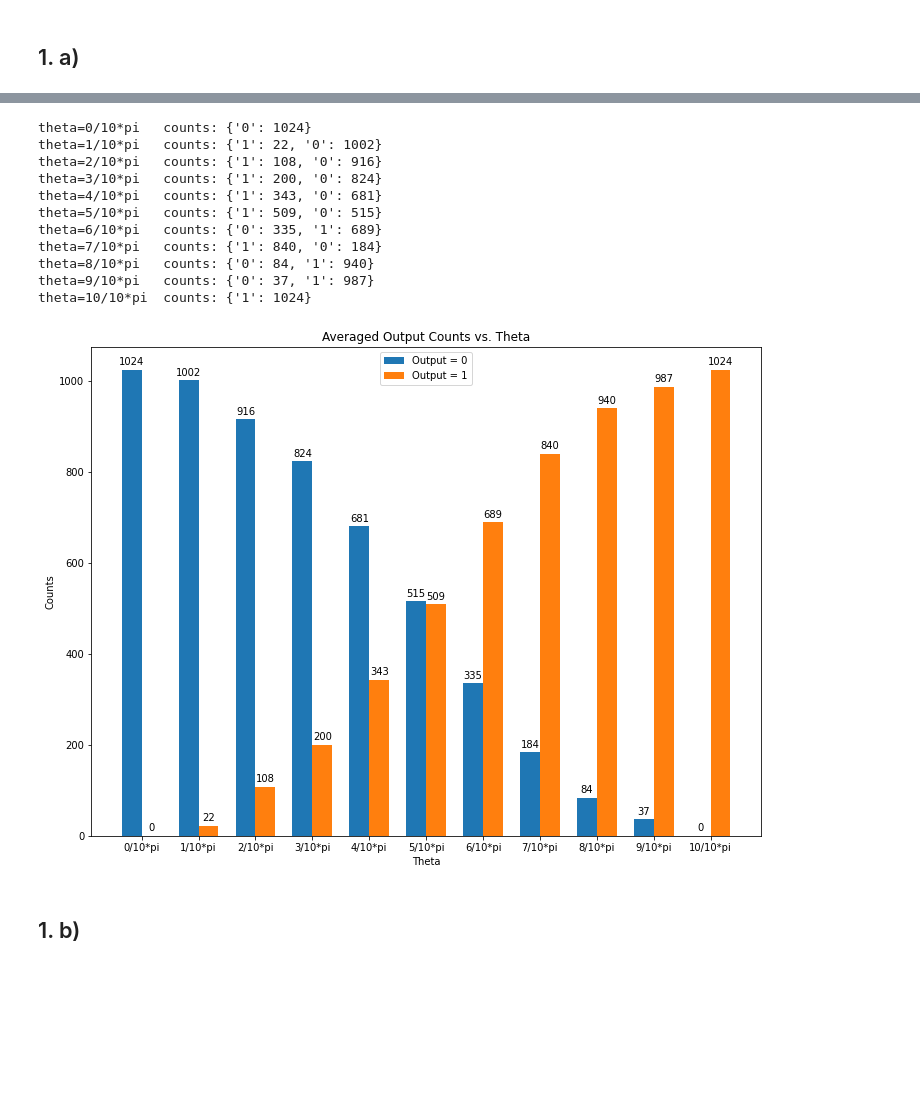
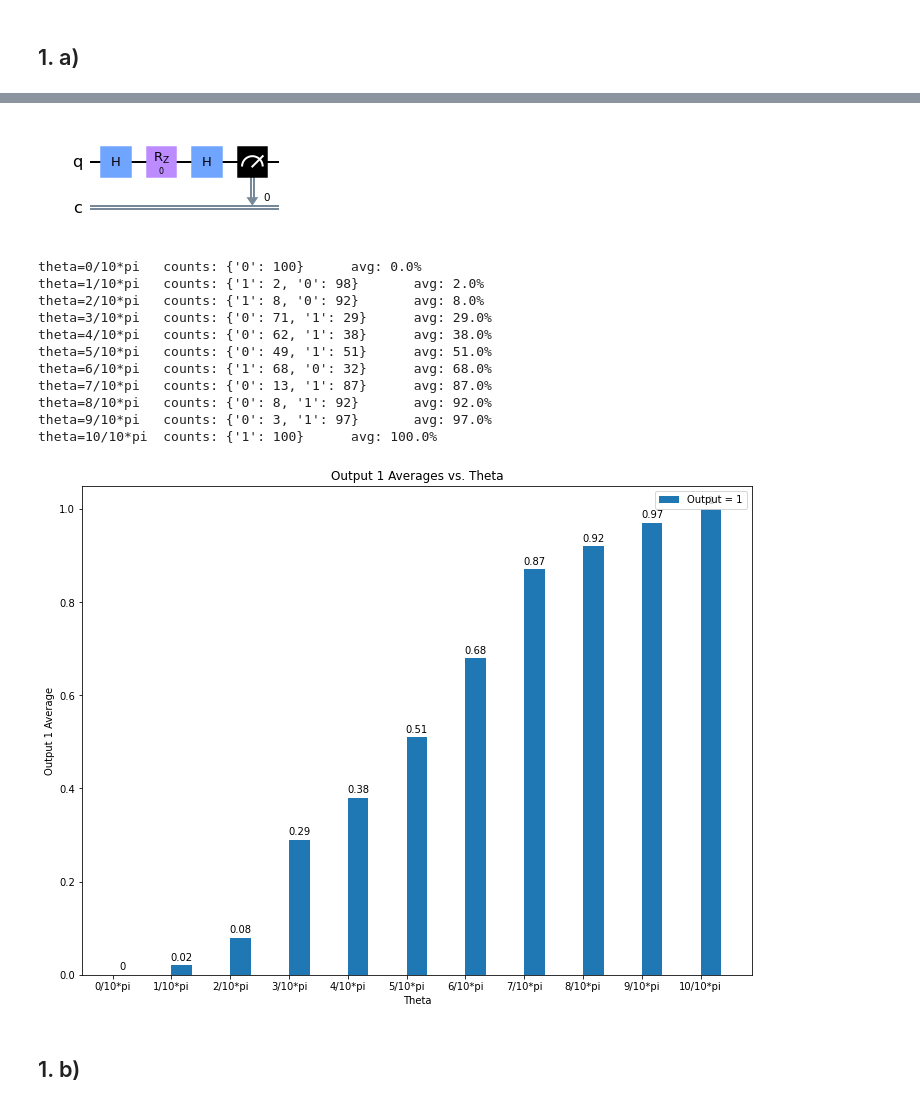
Before and after one commit to apcarrik/qiskit-dev, a Jupyter notebook: ece520/spin_echo/spin_echo.ipynb, the cells around one changed output, grey strips where cells are left out. Drawn from its saved outputs; the diff is of its cells as text; code cells hidden in the pictures; blank space fills up the shorter version.

```diff
--- a/ece520/spin_echo/spin_echo.ipynb
+++ b/ece520/spin_echo/spin_echo.ipynb
@@ -12,40 +28,79 @@ import numpy as np
 from qiskit import *
 from matplotlib import pyplot
 from math import pi
+# %%
+thetas = [i*pi/10 for i in range(0,11)]
+shots = 100
+# %%
+import matplotlib.pyplot as plt
+import numpy as np
+
+def plot_results(counts_arr):
+
+    zeros_count = [count[0] for count in counts_arr] #+ [sum([count[0] for count in counts_arr])/len(counts_arr)]
+    ones_count = [count[1] for count in counts_arr] #+ [sum([count[1] for count in counts_arr])/len(counts_arr)]
+    ones_pct = [count/shots for count in ones_count]
+
+    fig, ax = plt.subplots()
+    labels = [f'{i}/10*pi' for i in range(len(thetas))] #+ ['Average']
+    x = np.arange(len(labels))
+    width=0.35
+
+#     c1 = ax.bar(x - width/2, zeros_count, width, label='Output = 0')
+    c2 = ax.bar(x + width/2, ones_pct, width, label='Output = 1')
+
+    ax.set_ylabel('Output 1 Average')
+    ax.set_xlabel('Theta')
+    ax.set_title('Output 1 Averages vs. Theta')
+    ax.set_xticks(x)
+    ax.set_xticklabels(labels)
+    ax.legend()
+
+#     ax.bar_label(c1, padding=3)
+    ax.bar_label(c2, padding=3)
+
+    fig.set_size_inches(12, 9)
+
+    plt.show()
 # %%
-thetas = [i*pi/10 for i in range(0,11)]
 counts_arr = [ [] for i in range(len(thetas)) ]
 
 for i, theta in enumerate(thetas):
 
     # Build circuit
     qc = QuantumCircuit(1,1)
     qc.h(0)
     qc.rz(theta,0)
     qc.h(0)
     qc.measure(0,0)
-    qc.draw()
+    if i==0:
+        qc.draw('mpl')
+        pyplot.show()
 
     # Simulate circuit using Aer's qasm_simulator
     backend_sim = Aer.get_backend('qasm_simulator')
-    job_sim = backend_sim.run(transpile(qc, backend_sim), shots=1024)
+    job_sim = backend_sim.run(transpile(qc, backend_sim), shots=shots)
     result_sim = job_sim.result()
     counts = result_sim.get_counts(qc)
 
     # collect counts of simulation output
     counts_arr[i].append( counts['0'] if '0' in counts else 0 )
     counts_arr[i].append( counts['1'] if '1' in counts else 0 )
 
-    print(f'theta={i}/10*pi\tcounts:',counts)
+    print(f'theta={i}/10*pi\tcounts: {counts}\tavg: {counts_arr[i][1]/shots*100:.1f}%')
+
+plot_results(counts_arr)
 # %% [output]
+[figure, added]
-theta=0/10*pi   counts: {'0': 1024}
-theta=1/10*pi   counts: {'1': 22, '0': 1002}
-theta=2/10*pi   counts: {'1': 108, '0': 916}
-theta=3/10*pi   counts: {'1': 200, '0': 824}
-theta=4/10*pi   counts: {'1': 343, '0': 681}
-theta=5/10*pi   counts: {'1': 509, '0': 515}
-theta=6/10*pi   counts: {'0': 335, '1': 689}
-theta=7/10*pi   counts: {'1': 840, '0': 184}
-theta=8/10*pi   counts: {'0': 84, '1': 940}
-theta=9/10*pi   counts: {'0': 37, '1': 987}
-theta=10/10*pi  counts: {'1': 1024}
+theta=0/10*pi   counts: {'0': 100}      avg: 0.0%
+theta=1/10*pi   counts: {'1': 2, '0': 98}       avg: 2.0%
+theta=2/10*pi   counts: {'1': 8, '0': 92}       avg: 8.0%
+theta=3/10*pi   counts: {'0': 71, '1': 29}      avg: 29.0%
+theta=4/10*pi   counts: {'0': 62, '1': 38}      avg: 38.0%
+theta=5/10*pi   counts: {'0': 49, '1': 51}      avg: 51.0%
+theta=6/10*pi   counts: {'1': 68, '0': 32}      avg: 68.0%
+theta=7/10*pi   counts: {'0': 13, '1': 87}      avg: 87.0%
+theta=8/10*pi   counts: {'0': 8, '1': 92}       avg: 92.0%
+theta=9/10*pi   counts: {'0': 3, '1': 97}       avg: 97.0%
+theta=10/10*pi  counts: {'1': 100}      avg: 100.0%
+[figure, added]
@@ -82,6 +107,2 @@ def plot_results(counts_arr):
-# %%
-plot_results(counts_arr)
-# %% [output]
-[figure, removed]
 # %% [markdown]
 ## 1. b)
```
Also changed, not shown: parts of 11 cells of this notebook, 1 other file.
